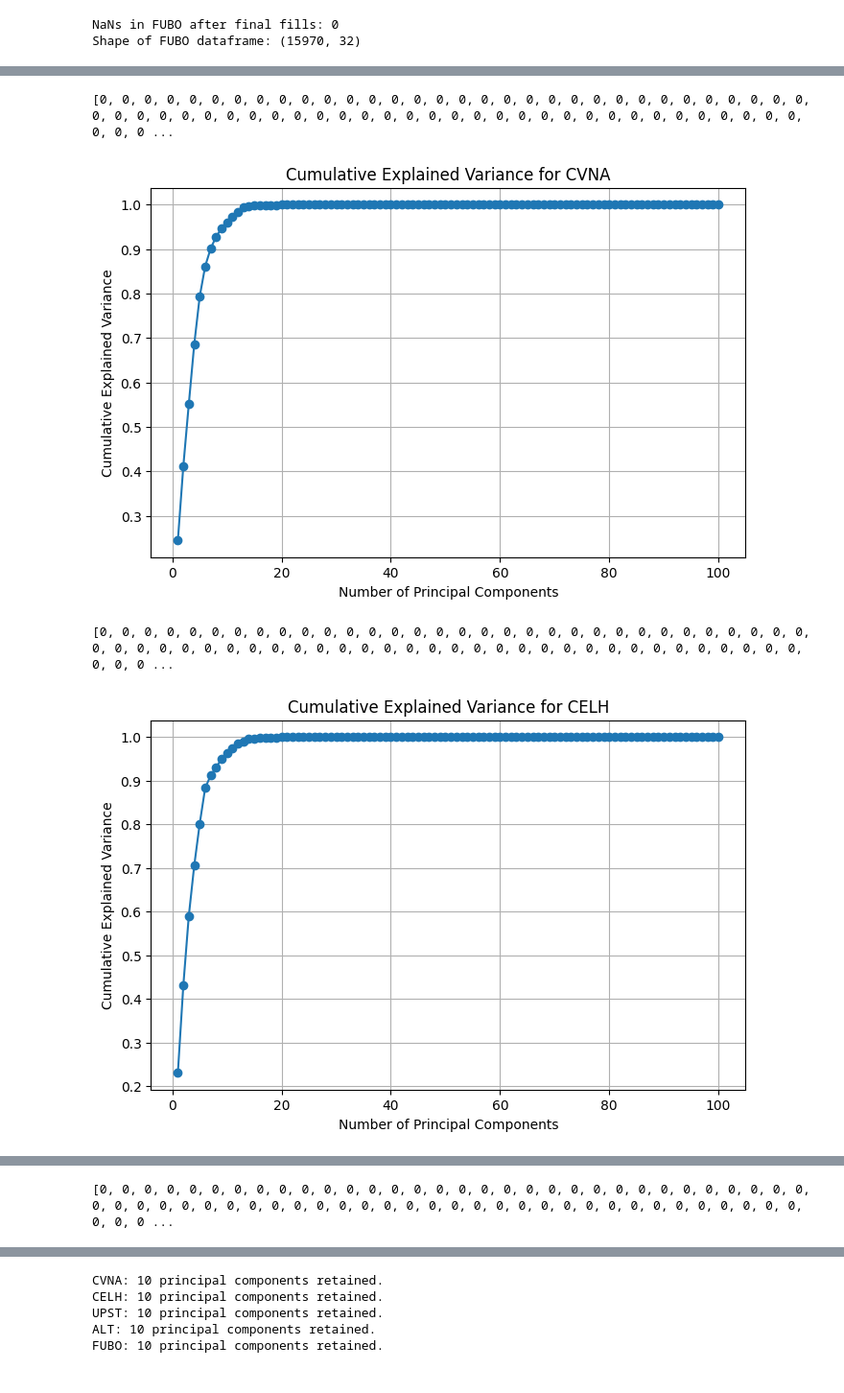
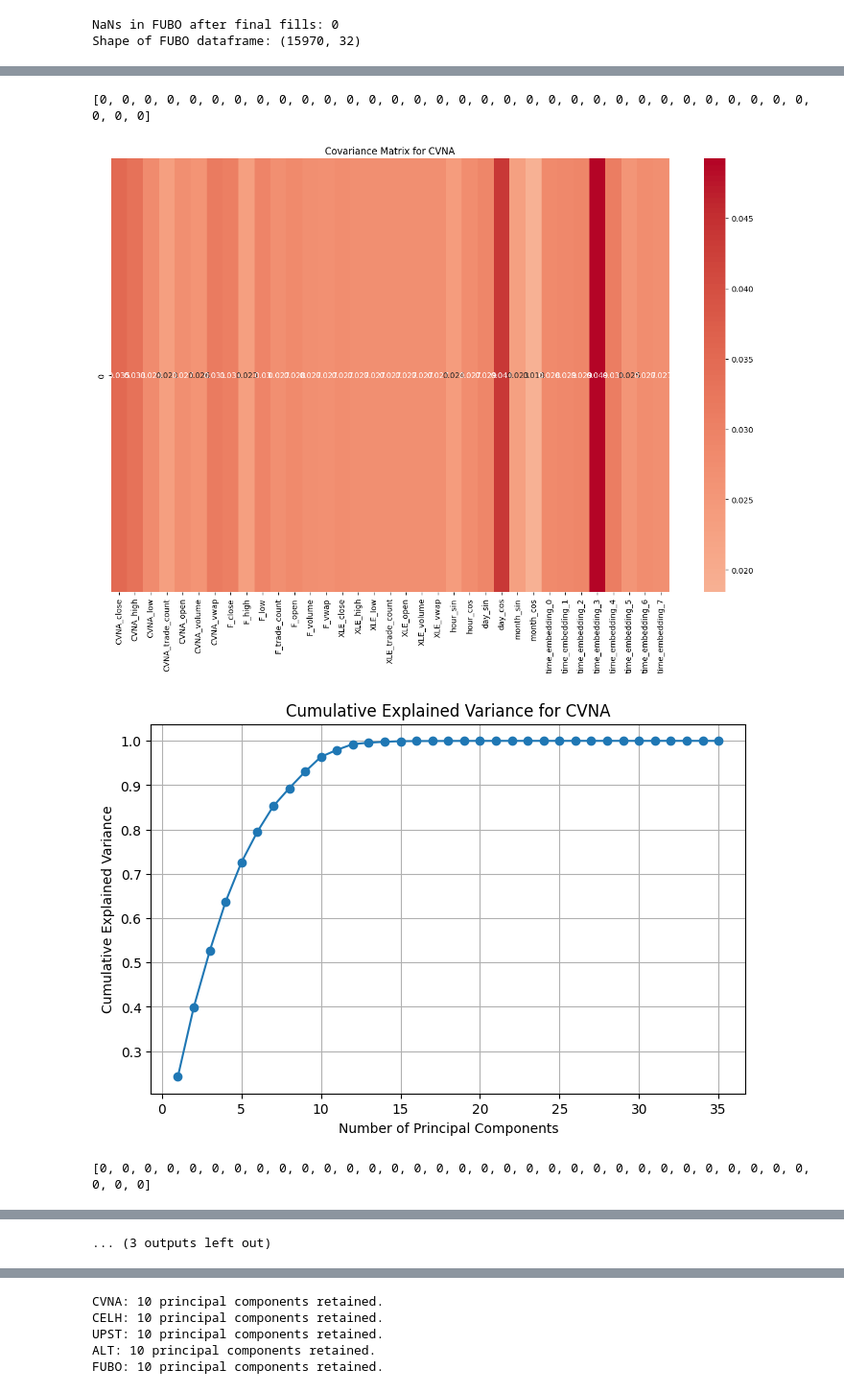
Before and after one commit to thdhyan/StockHack2025, a Jupyter notebook: stockhack.ipynb, the cells around one changed output, grey strips where cells are left out. Shown at 96% size. Drawn from its saved outputs; the diff is of its cells as text; code cells hidden in the pictures.

```diff
--- a/stockhack.ipynb
+++ b/stockhack.ipynb
@@ -205,34 +205,51 @@ from sklearn.decomposition import PCA
 from sklearn.preprocessing import StandardScaler
 
 pca_results = {}
+
+def softmax(x):
+    """Compute softmax values for each sets of scores in x."""
+    e_x = np.exp(x - np.max(x))
+    return e_x / e_x.sum()
+
 
 for ticker, df in dfs_emb.items():
 
     scaler = StandardScaler()
     df_scaled = scaler.fit_transform(df)
 
     # Apply PCA
     print(list(df.isna().sum()))
     pca = PCA()
     pca_transformed = pca.fit_transform(df_scaled)
 
+    # get figure of covariance
+    cov = np.abs(softmax(pca.components_[:,0]))
+    plt.figure(figsize=(16, 10))
+    # use col names in the x axis
+    # plt.xticks(range(len(df.columns)), df.columns, rotation=90)
+    sns.heatmap(cov.reshape(1, -1), cmap='coolwarm', center=0, cbar=True, annot=True, xticklabels=df.columns)
+    plt.title(f'Covariance Matrix for {ticker}')
+    plt.show()
+
+    # print(pca.components_)
     # Store results
     pca_results[ticker] = {
         'explained_variance_ratio': pca.explained_variance_ratio_,
         'pca_transformed': pca_transformed
     }
 
+    #  Display the explained variance ratio per features
     # Plot cumulative explained variance
     plt.figure(figsize=(8, 5))
     plt.plot(range(1, len(pca.explained_variance_ratio_) + 1),
              pca.explained_variance_ratio_.cumsum(), marker='o')
     plt.title(f'Cumulative Explained Variance for {ticker}')
     plt.xlabel('Number of Principal Components')
     plt.ylabel('Cumulative Explained Variance')
     plt.grid()
     plt.show()
 # %% [output]
-[0, 0, 0, 0, 0, 0, 0, 0, 0, 0, 0, 0, 0, 0, 0, 0, 0, 0, 0, 0, 0, 0, 0, 0, 0, 0, 0, 0, 0, 0, 0, 0, 0, 0, 0, 0, 0, 0, 0, 0, 0, 0, 0, 0, 0, 0, 0, 0, 0, 0, 0, 0, 0, 0, 0, 0, 0, 0, 0, 0, 0, 0, 0, 0, 0, 0, 0 ...
+[0, 0, 0, 0, 0, 0, 0, 0, 0, 0, 0, 0, 0, 0, 0, 0, 0, 0, 0, 0, 0, 0, 0, 0, 0, 0, 0, 0, 0, 0, 0, 0, 0, 0, 0]
-[figure, old version]
+[figure, new version]
+[figure, new version]
-[0, 0, 0, 0, 0, 0, 0, 0, 0, 0, 0, 0, 0, 0, 0, 0, 0, 0, 0, 0, 0, 0, 0, 0, 0, 0, 0, 0, 0, 0, 0, 0, 0, 0, 0, 0, 0, 0, 0, 0, 0, 0, 0, 0, 0, 0, 0, 0, 0, 0, 0, 0, 0, 0, 0, 0, 0, 0, 0, 0, 0, 0, 0, 0, 0, 0, 0 ...
+[0, 0, 0, 0, 0, 0, 0, 0, 0, 0, 0, 0, 0, 0, 0, 0, 0, 0, 0, 0, 0, 0, 0, 0, 0, 0, 0, 0, 0, 0, 0, 0, 0, 0, 0]
-[figure, old version]
@@ -243 +264 @@ for ticker, df in dfs_emb.items():
-[0, 0, 0, 0, 0, 0, 0, 0, 0, 0, 0, 0, 0, 0, 0, 0, 0, 0, 0, 0, 0, 0, 0, 0, 0, 0, 0, 0, 0, 0, 0, 0, 0, 0, 0, 0, 0, 0, 0, 0, 0, 0, 0, 0, 0, 0, 0, 0, 0, 0, 0, 0, 0, 0, 0, 0, 0, 0, 0, 0, 0, 0, 0, 0, 0, 0, 0 ...
+... (3 outputs left out)
```
Also changed, not shown: parts of 7 cells of this notebook, 5 other files.
